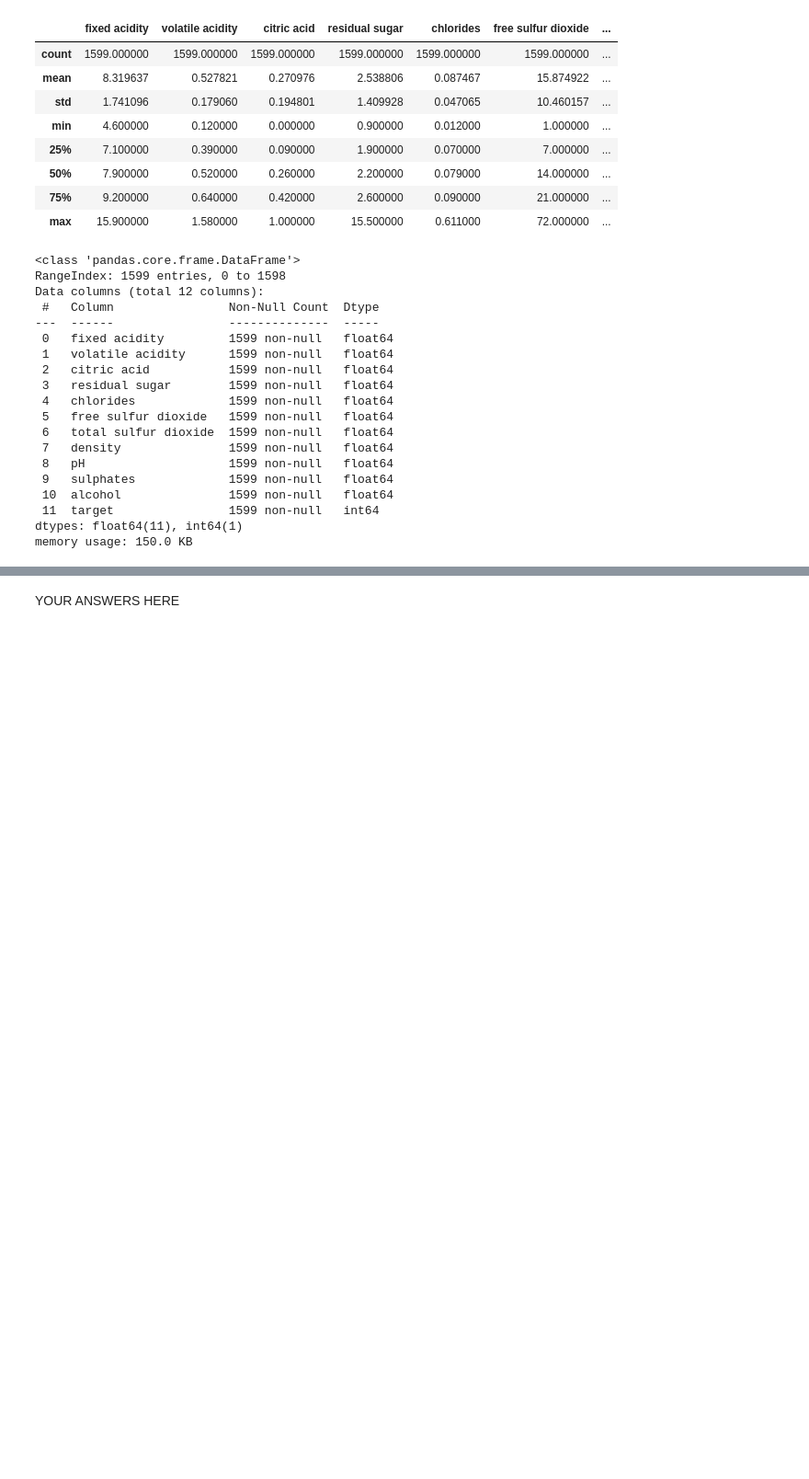
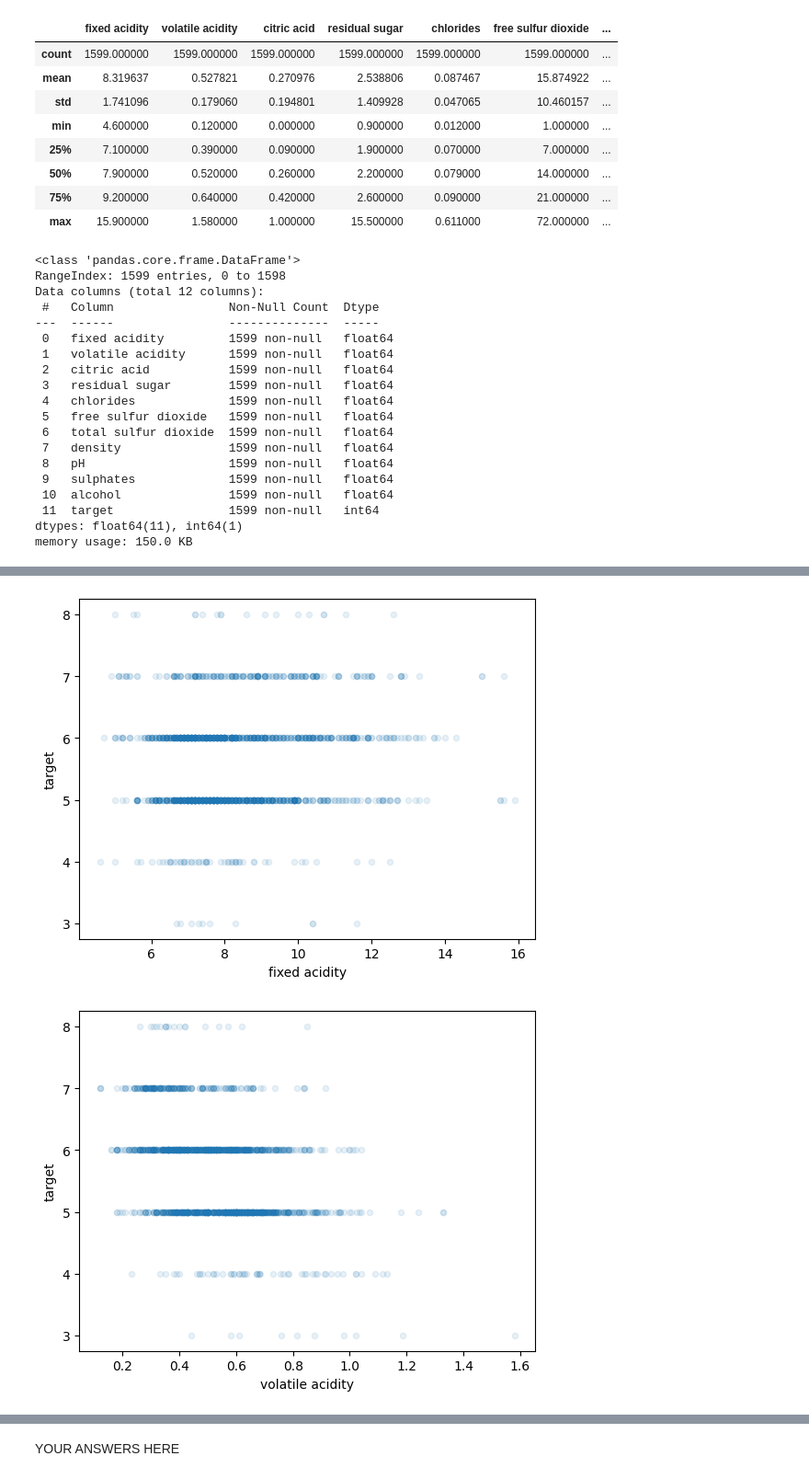
Before and after one commit to egarr831/dx602-final-project, a Jupyter notebook: project.ipynb, the cells around one changed output, grey strips where cells are left out. Shown at 92% size. Cells and saved outputs as stored; diff of their text form; code cells hidden in the pictures; blank space fills up the shorter version.

```diff
--- a/project.ipynb
+++ b/project.ipynb
@@ -176,0 +182,14 @@ memory usage: 150.0 KB
+# %%
+for c in wine_cleaned.columns:
+    if c == "target":
+        continue
+
+    wine_cleaned.plot.scatter(c, "target", alpha=0.1)
+    #plt.subplot()
+    plt.xlabel(c)
+    plt.ylabel("target")
+    plt.title("")
+    plt.show()
+# %% [output]
+[figure, added]
+[figure, added]
```
Also changed, not shown: parts of 6 cells of this notebook.
